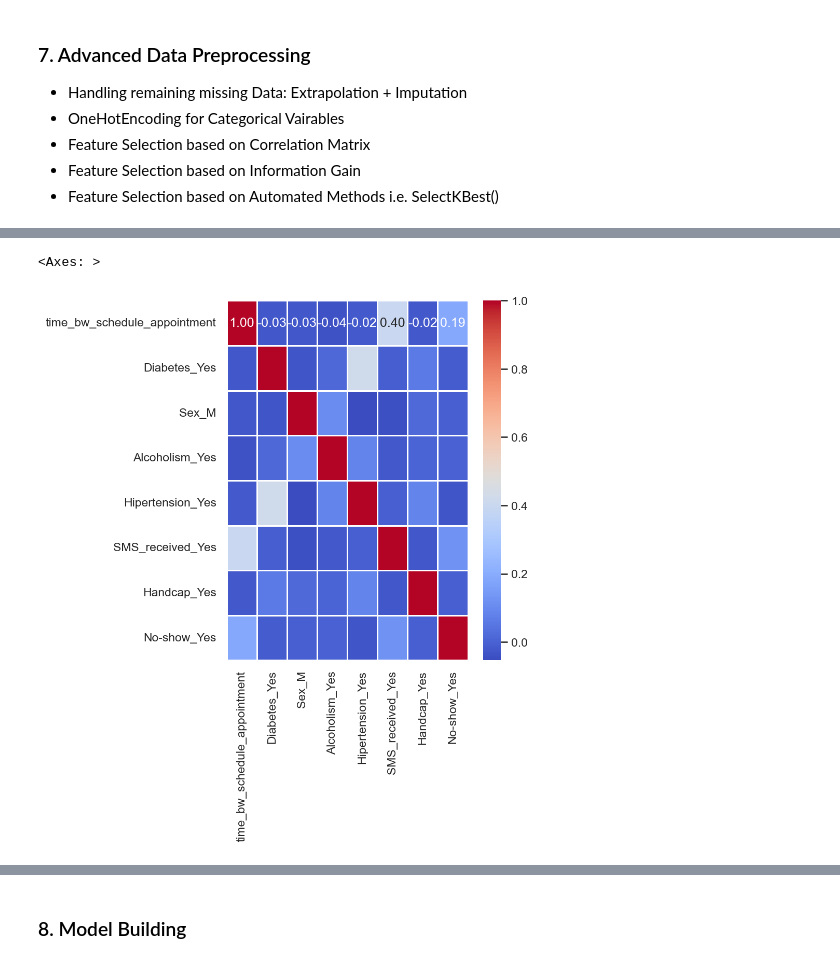
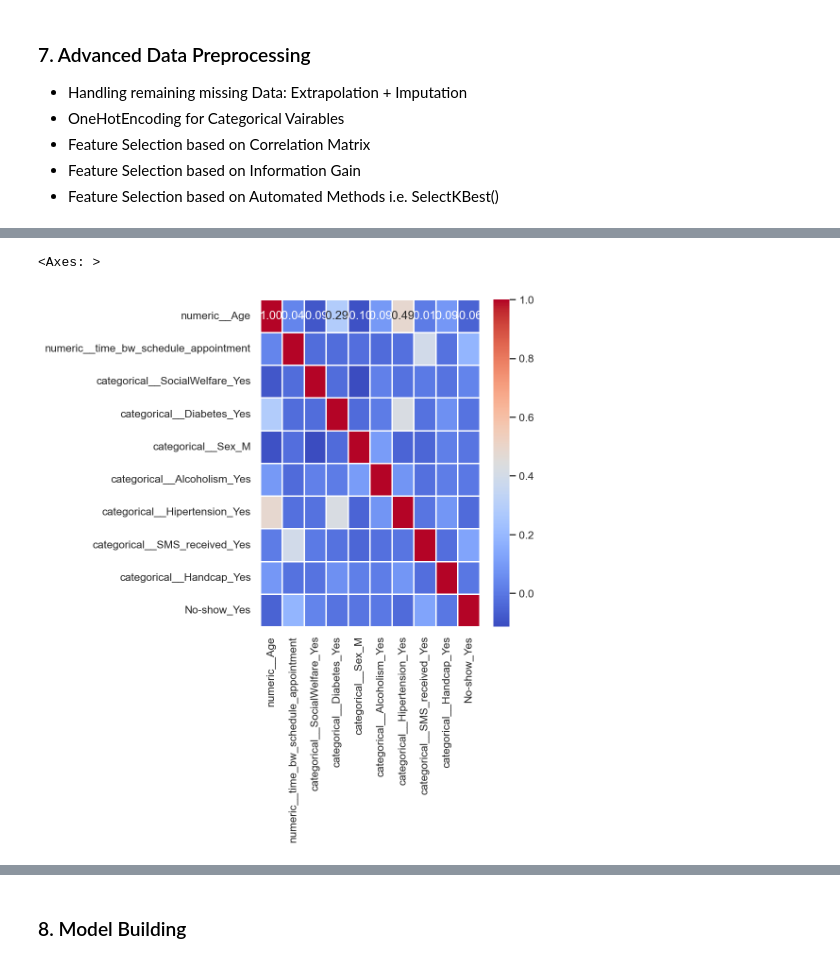
Before and after one commit to MRaza98/BIPM, a Jupyter notebook: Data Science/Project/group_copy_paste.ipynb, the cells around one changed output, grey strips where cells are left out. Saved outputs shown, nothing was run; the diff lists cells and outputs as text; code cells hidden in the pictures.

```diff
--- a/Data Science/Project/group_copy_paste.ipynb
+++ b/Data Science/Project/group_copy_paste.ipynb
@@ -490,4 +499,12 @@ preprocessor = ColumnTransformer(
     ])
 
 # Create the final pipeline
-ct = Pipeline(steps=[('preprocessor', preprocessor)])
+# ct = Pipeline(steps=[('preprocessor', preprocessor)])
+
+transformed_train = preprocessor.fit_transform(X_train)
+# %%
+# Confirming we have no remaining missing values in X_train
+
+columns = preprocessor.get_feature_names_out()
+transformed_train = pd.DataFrame(transformed_train, columns=columns)
+transformed_train.info()
@@ -557,0 +609,7 @@ df_sub = df_t[['Diabetes', 'Sex', 'Alcoholism', 'Hipertension', 'SMS_received',
+# %%
+## Concatenating X_train and y_train for feature selection
+
+transformed_train = transformed_train.reset_index(drop=True)
+y_train = y_train.reset_index(drop=True)
+
+df_feature_selection = pd.concat([transformed_train, y_train], axis = 1)
@@ -558,13 +636,14 @@ df_sub = df_t[['Diabetes', 'Sex', 'Alcoholism', 'Hipertension', 'SMS_received',
 # %%
 # Feature Selection: Correlation Matrix to understand which features have highest correlation with target variable and less correlation amongst each other.
 
-df_t_encoded = pd.get_dummies(df_sub, columns=['Diabetes', 'Sex', 'Alcoholism', 'Hipertension', 'SMS_received', 'Handcap', 'No-show'], drop_first=True).astype(int)
+df_t_encoded = pd.get_dummies(df_feature_selection, columns=['No-show'], drop_first=True).astype(int)
+
 correlation_matrix = df_t_encoded.corr()
 
 sns.heatmap(correlation_matrix, annot=True, cmap="coolwarm", fmt=".2f", linewidths=.5)
 # %% [output]
 <Axes: >
-[figure, old version]
+[figure, new version]
 # %%
 # Feature Selection based on Info Gain
 
```
Also changed, not shown: parts of 36 cells of this notebook, 1 other file.
